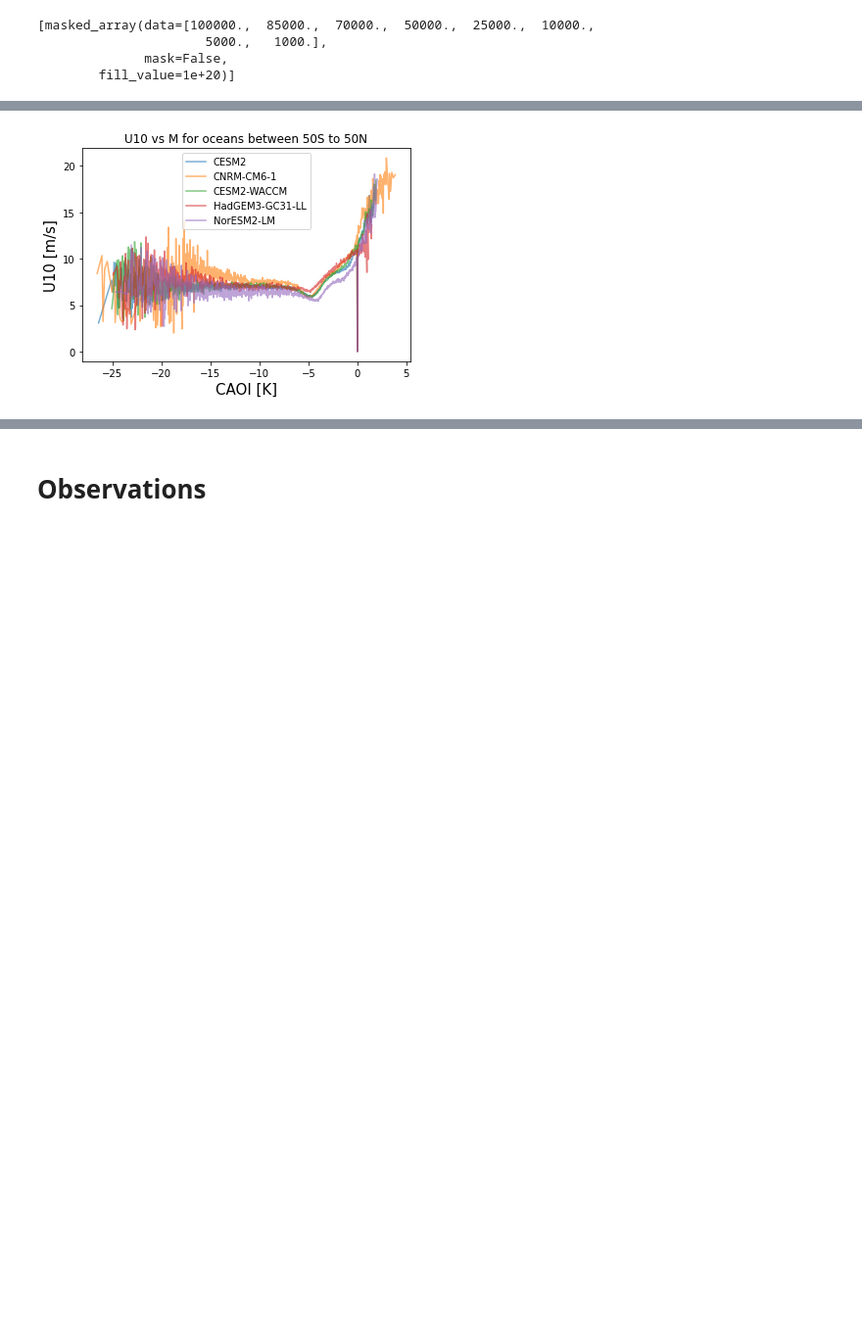
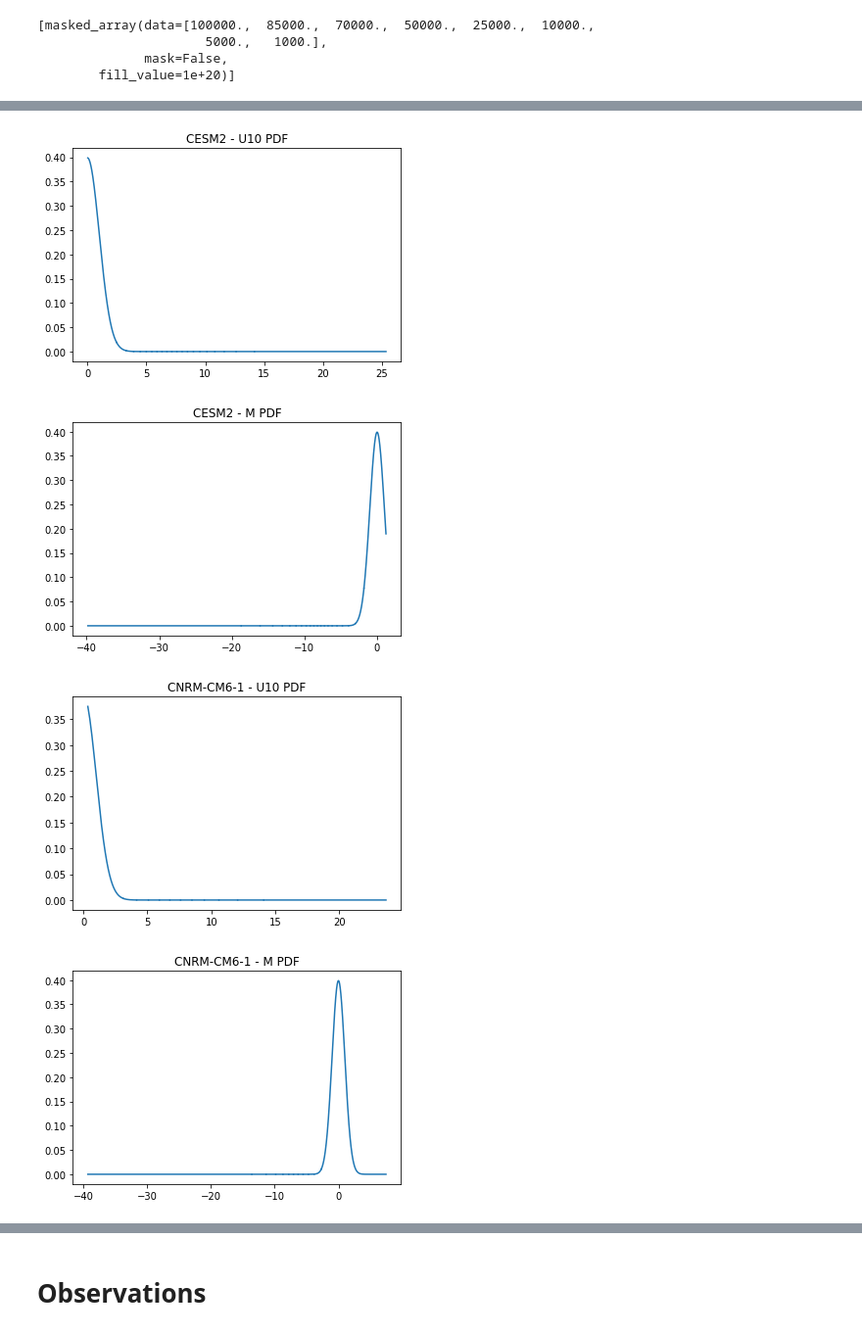
Before and after one commit to geethmaw/link, a Jupyter notebook: GCMwindVsM-daily-models.ipynb, the cells around one changed output, grey strips where cells are left out. Shown at 98% size. Drawn from its saved outputs; the diff is of its cells as text; code cells hidden in the pictures; blank space fills up the shorter version.

```diff
--- a/GCMwindVsM-daily-models.ipynb
+++ b/GCMwindVsM-daily-models.ipynb
@@ -25,4 +26,5 @@ Cp = 1004           #J/kg/K
 Rd = 287            #J/kg/K
 con= Rd/Cp
 # %%
-con
+latr1 = -50
+latr2 = 50
@@ -77,7 +77,7 @@ ta
 NorESM2-LM
 # %%
 # i = l
-for i in range(l,1):
+for i in range(l,len(modname)):
     lat  = locals()['sfcWind__'+str(i+1)][2]
     lon  = locals()['sfcWind__'+str(i+1)][3]
     time = locals()['sfcWind__'+str(i+1)][4]
@@ -131,8 +113,8 @@ for i in range(l,len(modname)):
         locals()['lev'+str(i+1)] = locals()['ta__'+str(i+1)][1]
 
     x_lat = np.array(lat)
-    lat_ind1 = np.where(x_lat == x_lat.flat[np.abs(x_lat - (-50)).argmin()])[0]
-    lat_ind2 = np.where(x_lat == x_lat.flat[np.abs(x_lat - (50)).argmin()])[0]
+    lat_ind1 = np.where(x_lat == x_lat.flat[np.abs(x_lat - (latr1)).argmin()])[0]
+    lat_ind2 = np.where(x_lat == x_lat.flat[np.abs(x_lat - (latr2)).argmin()])[0]
     lats = lat[lat_ind1[0]:lat_ind2[0]]
 
     x_lon = lon
@@ -142,48 +124,76 @@ for i in range(l,len(modname)):
     for a in range(len(lats)):
         for b in range(len(lon)):
             if globe.is_land(lats[a], lon[b])==True:
-                maskm[:,a,b] = 0
+                maskm[:,a,b] = math.nan
 
-    theta_850 = locals()['ta'+str(i+1)][:,1,:,:]*(locals()['psl'+str(i+1)]/85000)**con
-    M = locals()['tas'+str(i+1)] - theta_850
+ ###  averaged theta at 800hPa and surface
+    theta_850 = locals()['ta'+str(i+1)][:,1,:,:]*(100000/85000)**con
+    theta_700 = locals()['ta'+str(i+1)][:,2,:,:]*(100000/70000)**con
+    theta_800 = theta_700 + ((2/3) * (theta_850 - theta_700))
+
+    theta_sfc = locals()['tas'+str(i+1)]*(100000/locals()['psl'+str(i+1)])**con
+
+### CAOI at 800hPa
+    M = theta_sfc - theta_800
 
     x_sfcWind = locals()['sfcWind'+str(i+1)]
     m_sfcWind = x_sfcWind[:,lat_ind1[0]:lat_ind2[0],:]
     lats = lat[lat_ind1[0]:lat_ind2[0]]
 
     x_M = M
     m_M = x_M[:,lat_ind1[0]:lat_ind2[0],:]
 
     cao = np.array(m_M)
     sw  = np.array(m_sfcWind)
 
     plot_CAOI = np.array(np.multiply(maskm,cao))
     wind      = np.array(np.multiply(maskm,sw))
 
     pl_theta  = plot_CAOI.reshape(-1)
     pl_wind   = wind.reshape(-1)
 
     plot_theta = pl_theta[pl_theta>-40]
     plot_wind  = pl_wind[pl_theta>-40]
 
     ind = np.argsort(plot_theta)
     xx = np.sort(plot_theta)
     yy = plot_wind[ind]
 
     indx = np.isnan(xx*yy)==False
 
-    from scipy import stats
-    bin_means, bin_edges, binnumber = stats.binned_statistic(xx[indx], yy[indx], 'mean', bins=1000)
-    bin_means_x, bin_edges_x, binnumber_x = stats.binned_statistic(xx[indx], xx[indx], 'mean', bins=1000)
+    ######## U10 PDF ##################
+    from scipy.stats import norm
+    fig = plt.figure()
+    plt.plot(np.sort(yy[indx]), norm.pdf(np.sort(yy[indx])), label=modname[i])
+    # plt.legend()
+    plt.title(modname[i]+' - U10 PDF')
+    ######################################
 
-    index = np.isnan(bin_means_x*bin_means)==False
+    ######## M PDF ##################
+    from scipy.stats import norm
+    fig = plt.figure()
+    plt.plot(xx[indx], norm.pdf(xx[indx]), label=modname[i])
+    # plt.legend()
+    plt.title(modname[i]+' - M PDF')
+    ######################################
 
-    plt.plot(bin_means_x[index], bin_means[index], label=modname[i], alpha=0.6)
 
-plt.legend()
-plt.ylabel('U10 [m/s]',fontsize='15')
-plt.xlabel('CAOI [K]',fontsize='15')
-plt.title('U10 vs M for oceans between 50S to 50N')
-plt.savefig('../figures/U10vsM_50S_50N.png')
+#     from scipy import stats
+#     bin_means, bin_edges, binnumber = stats.binned_statistic(xx[indx], yy[indx], 'mean', bins=1000)
+#     bin_means_x, bin_edges_x, binnumber_x = stats.binned_statistic(xx[indx], xx[indx], 'mean', bins=1000)
+
+#     index = np.isnan(bin_means_x*bin_means)==False
+
+#     plt.plot(bin_means_x[index], bin_means[index], label=modname[i], alpha=0.6)
+
+# plt.legend()
+# plt.ylabel('U10 [m/s]',fontsize='15')
+# plt.xlabel('CAOI [K]',fontsize='15')
+# plt.title('GCM - M PDF')
+# plt.title('U10 vs M for oceans between '+str(latr1)+'N to '+str(latr2)+'N')
+# plt.savefig('../figures/U10vsM_50S_50N.png')
 # %% [output]
-[figure, old version]
+[figure, new version]
+[figure, added]
+[figure, added]
+[figure, added]
```
Also changed, not shown: parts of 53 cells of this notebook, 29 other files.
